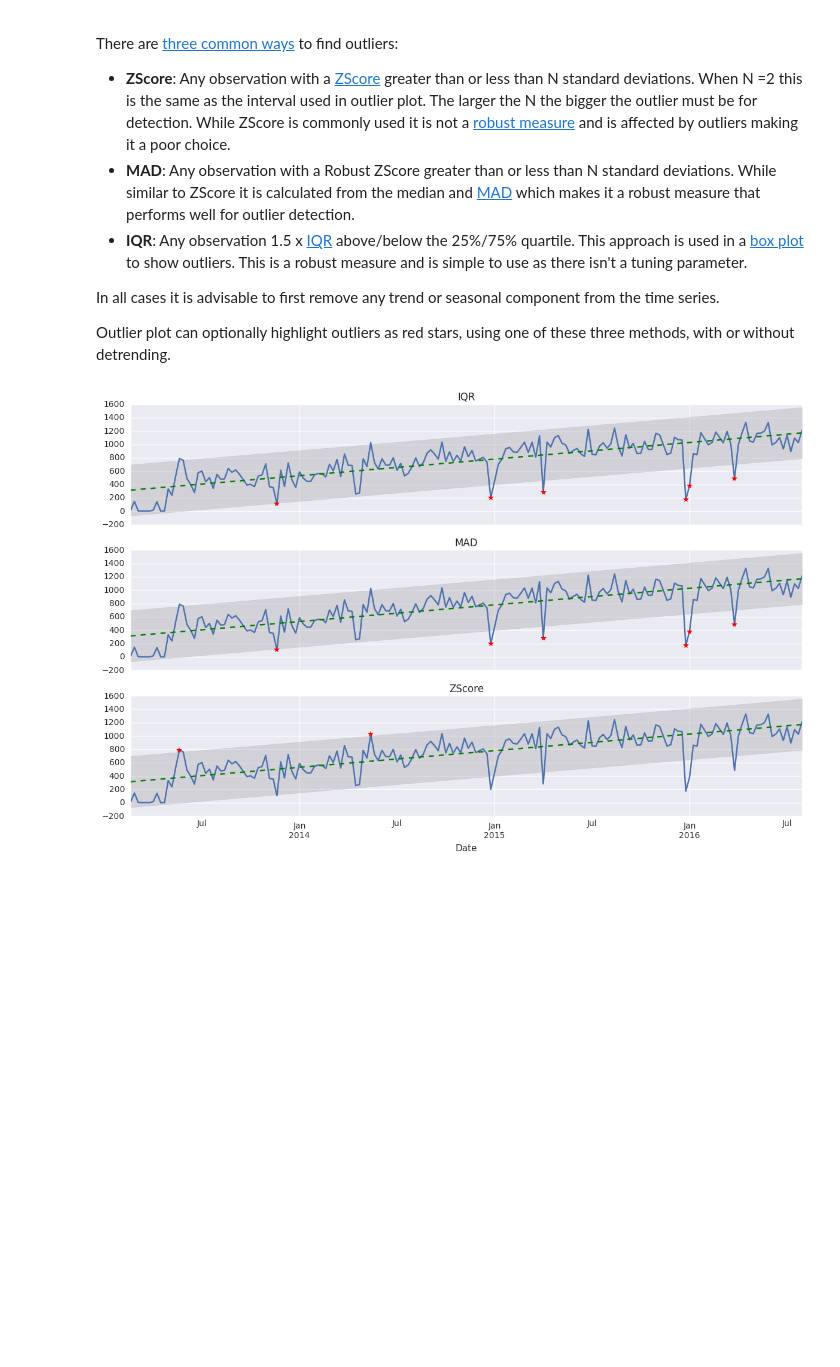
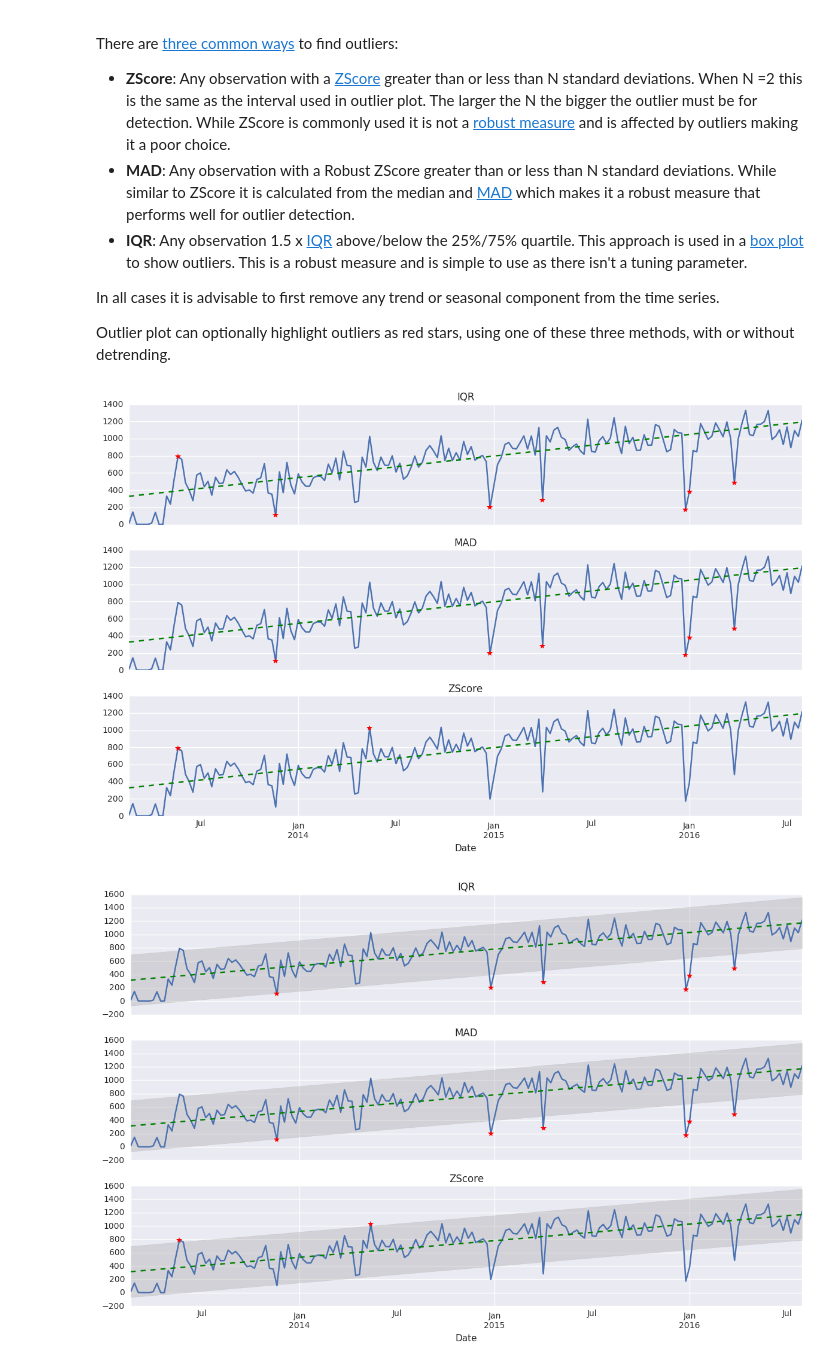
Before and after one commit to Kevin-McIsaac/Nightlife, a Jupyter notebook: Outlier Examples.ipynb, the cells around one changed output. Drawn from its saved outputs; the diff is of its cells as text; code cells hidden in the pictures; blank space fills up the shorter version.

```diff
--- a/Outlier Examples.ipynb
+++ b/Outlier Examples.ipynb
@@ -38,6 +38,15 @@ There are [three common ways](http://colingorrie.github.io/outlier-detection.htm
 In all cases it is advisable to first remove any trend or seasonal component from the time series.
 
 Outlier plot can optionally highlight outliers as red stars, using one of these three methods, with or without detrending.
+# %%
+fig, grid = plt.subplots(nrows=3, ncols=1, sharex=True, sharey=True, figsize=(12, 8))
+for find, ax in zip(["IQR", "MAD", "ZScore"], grid):
+        outlier.plot(ts.Exit, ax=ax, interval=True, outliers=True, find=find)
+        ax.set_title(find)
+
+plt.tight_layout()
+# %% [output]
+[figure, added]
 # %%
 fig, grid = plt.subplots(nrows=3, ncols=1, sharex=True, sharey=True, figsize=(12, 8))
 for find, ax in zip(["IQR", "MAD", "ZScore"], grid):
```
Also changed, not shown: 2 other files.
